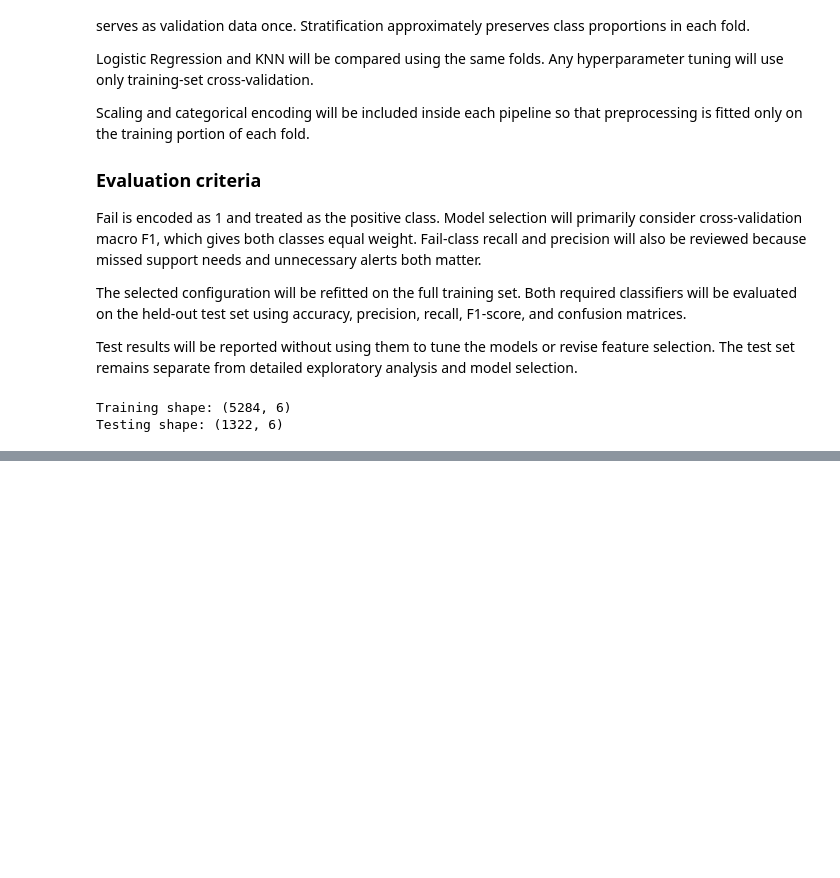
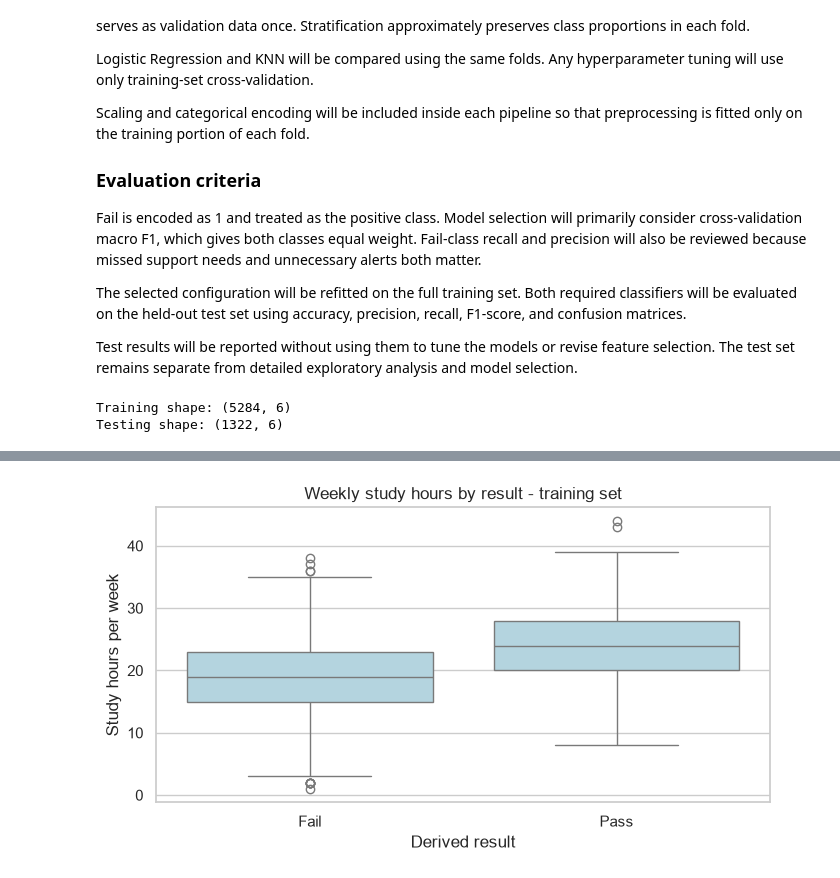
Before and after one commit to RariRaj/student-performance-prediction, a Jupyter notebook: notebooks/analysis.ipynb, the cells around one changed output, grey strips where cells are left out. Saved outputs shown, nothing was run; the diff lists cells and outputs as text; code cells hidden in the pictures; blank space fills up the shorter version.

```diff
--- a/notebooks/analysis.ipynb
+++ b/notebooks/analysis.ipynb
@@ -638,0 +703,22 @@ display(resource_proportions.round(2))
+# %%
+#Study hours by Pass/Fail
+fig, ax = plt.subplots(figsize=(7, 4))
+
+sns.boxplot(
+    data=eda_df,
+    x="Result",
+    y="Hours_Studied",
+    order=RESULT_ORDER,
+    color="lightblue",
+    ax=ax,
+)
+
+ax.set_title("Weekly study hours by result - training set")
+ax.set_xlabel("Derived result")
+ax.set_ylabel("Study hours per week")
+
+fig.tight_layout()
+fig.savefig(FIGURES_DIR / "03_study_hours_by_result.png", dpi=150)
+plt.show()
+# %% [output]
+[figure, added]
```
Also changed, not shown: parts of 43 cells of this notebook.
